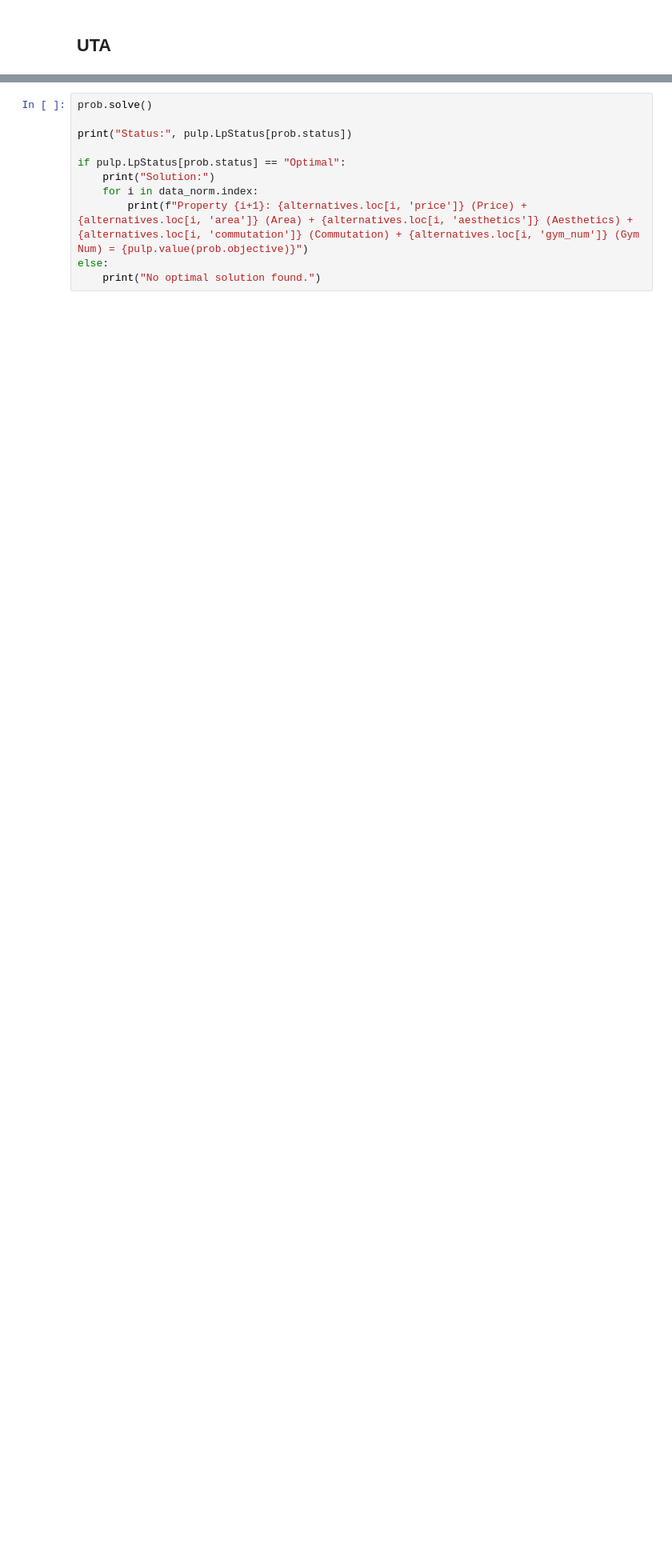
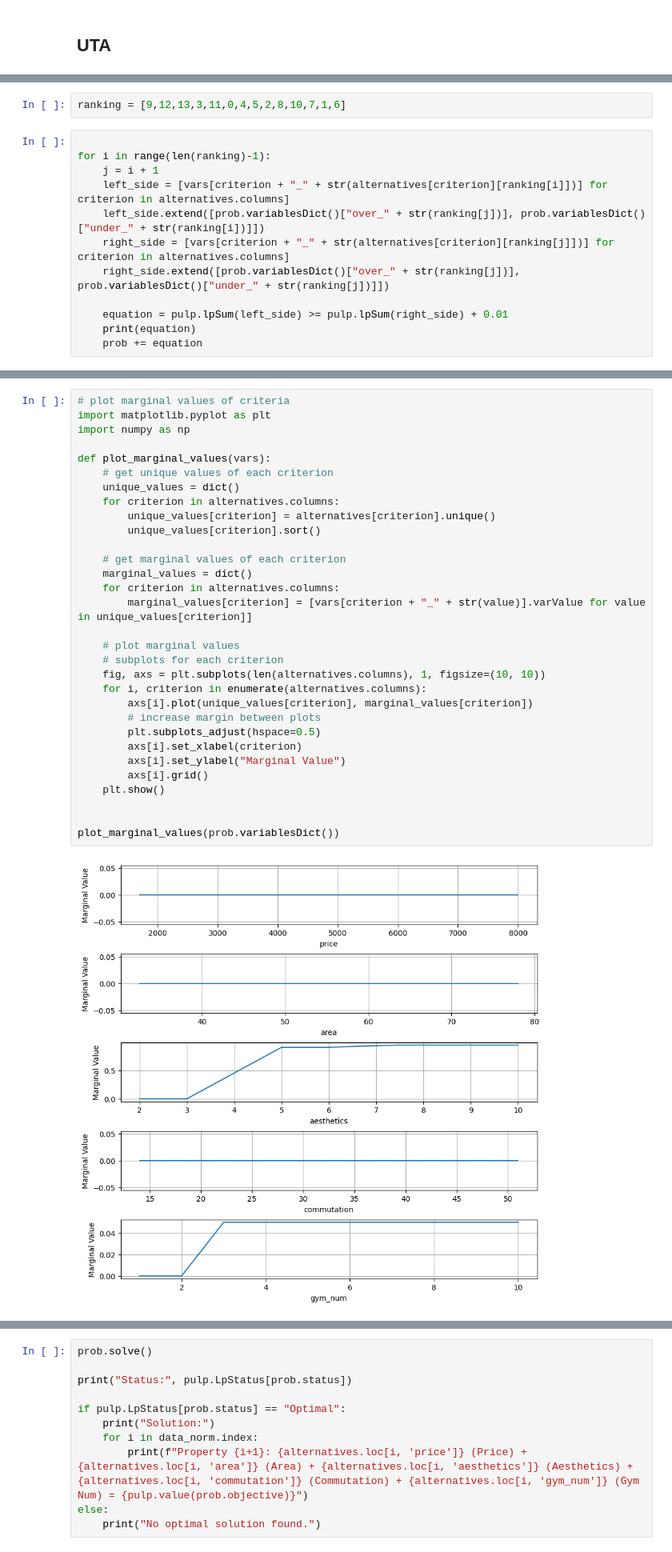
Before and after one commit to krystianMoras/decision_analysis_projects, a Jupyter notebook: uta.ipynb, the cells around one changed output, grey strips where cells are left out. Shown at 80% size. Cells and saved outputs as stored; diff of their text form; blank space fills up the shorter version.

Commit message:
adding constraints , plotting marginal val

```diff
--- a/uta.ipynb
+++ b/uta.ipynb
@@ -97,0 +214,14 @@ data_norm = alternatives.apply(lambda x: x/x.max(), axis=0)
+# %%
+ranking = [9,12,13,3,11,0,4,5,2,8,10,7,1,6]
+# %%
+
+for i in range(len(ranking)-1):
+    j = i + 1
+    left_side = [vars[criterion + "_" + str(alternatives[criterion][ranking[i]])] for criterion in alternatives.columns]
+    left_side.extend([prob.variablesDict()["over_" + str(ranking[j])], prob.variablesDict()["under_" + str(ranking[i])]])
+    right_side = [vars[criterion + "_" + str(alternatives[criterion][ranking[j]])] for criterion in alternatives.columns]
+    right_side.extend([prob.variablesDict()["over_" + str(ranking[j])], prob.variablesDict()["under_" + str(ranking[j])]])
+
+    equation = pulp.lpSum(left_side) >= pulp.lpSum(right_side) + 0.01
+    print(equation)
+    prob += equation
@@ -97,0 +274,33 @@ data_norm = alternatives.apply(lambda x: x/x.max(), axis=0)
+# %%
+# plot marginal values of criteria
+import matplotlib.pyplot as plt
+import numpy as np
+
+def plot_marginal_values(vars):
+    # get unique values of each criterion
+    unique_values = dict()
+    for criterion in alternatives.columns:
+        unique_values[criterion] = alternatives[criterion].unique()
+        unique_values[criterion].sort()
+
+    # get marginal values of each criterion
+    marginal_values = dict()
+    for criterion in alternatives.columns:
+        marginal_values[criterion] = [vars[criterion + "_" + str(value)].varValue for value in unique_values[criterion]]
+
+    # plot marginal values
+    # subplots for each criterion
+    fig, axs = plt.subplots(len(alternatives.columns), 1, figsize=(10, 10))
+    for i, criterion in enumerate(alternatives.columns):
+        axs[i].plot(unique_values[criterion], marginal_values[criterion])
+        # increase margin between plots
+        plt.subplots_adjust(hspace=0.5)
+        axs[i].set_xlabel(criterion)
+        axs[i].set_ylabel("Marginal Value")
+        axs[i].grid()
+    plt.show()
+
+
+plot_marginal_values(prob.variablesDict())
+# %% [output]
+[figure, added]
```
Also changed, not shown: parts of 13 cells of this notebook.
